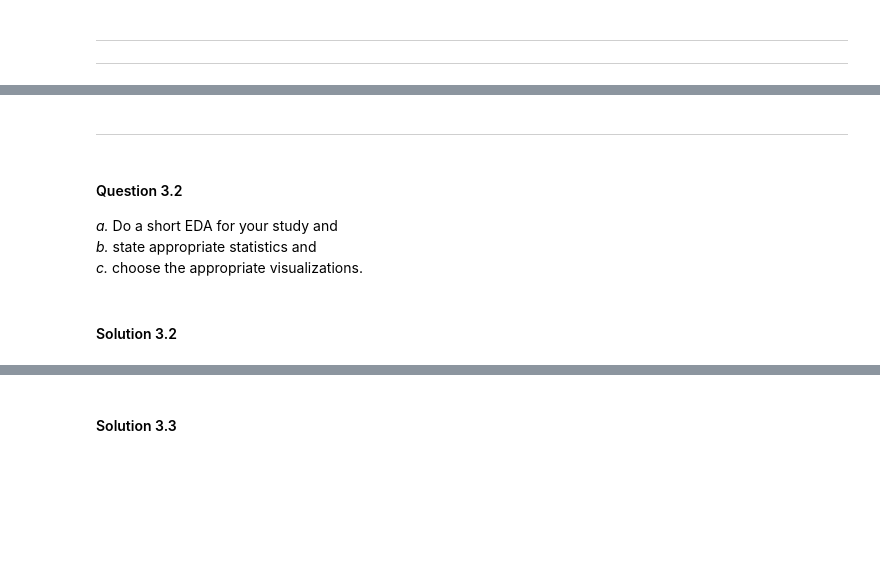
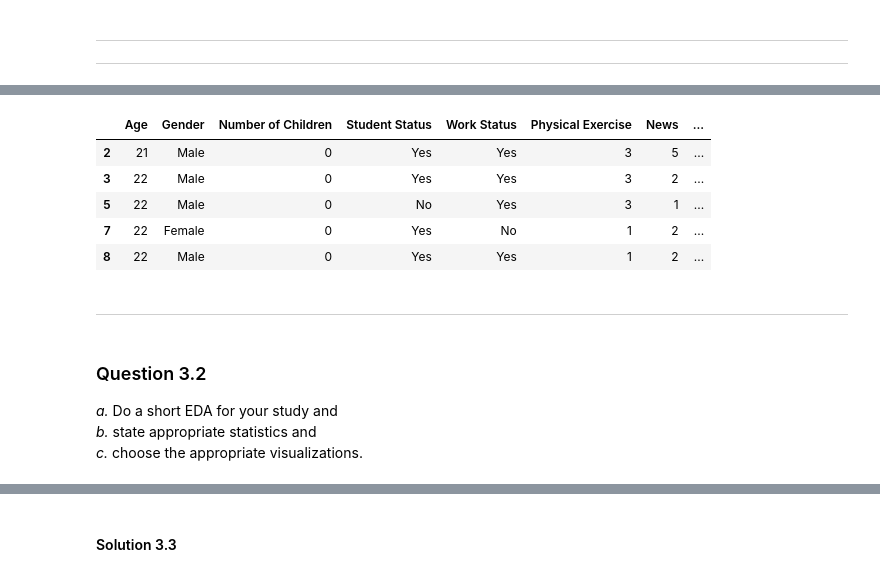
Before and after one commit to ebrambilla42/rm_assignements, a Jupyter notebook: RM_4/RM_A04_Group.ipynb, the cells around one changed output, grey strips where cells are left out. Cells and saved outputs as stored; diff of their text form; code cells hidden in the pictures; blank space fills up the shorter version.

```diff
--- a/RM_4/RM_A04_Group.ipynb
+++ b/RM_4/RM_A04_Group.ipynb
@@ -723,0 +738,10 @@ study_data_table_plot.show()
+# %%
+#load questionnaire raw data
+import requests
+import io
+url = "https://raw.githubusercontent.com/ebrambilla42/rm_assignments/master/RM_4/questionnaire.csv"
+download = requests.get(url).content
+
+
+study_data = pd.read_csv(io.StringIO(download.decode('utf-8')))
+study_data.head()
@@ -723,0 +799,9 @@ study_data_table_plot.show()
+# %%
+#drop timestamp
+study_data = study_data.drop(['Timestamp'], axis = 1)
+# %%
+#remove 10 random non smoking partecipants
+to_remove = np.random.choice(study_data[study_data['Smoking']=='No'].index,size=10,replace=False)
+study_data = study_data.drop(to_remove)
+
+study_data.shape
@@ -723,0 +831,5 @@ study_data_table_plot.show()
+# %%
+#Replace missing values 0
+study_data= study_data.fillna(0)
+
+study_data.isnull().sum()
@@ -723,0 +854,10 @@ study_data_table_plot.show()
+# %%
+#Dataframe content
+study_data.head()
+# %% [output]
+|  | Age | Gender | Number of Children | Student Status | Work Status | Physical Exercise | News | ... |
+| 2 | 21 | Male | 0 | Yes | Yes | 3 | 5 | ... |
+| 3 | 22 | Male | 0 | Yes | Yes | 3 | 2 | ... |
+| 5 | 22 | Male | 0 | No | Yes | 3 | 1 | ... |
+| 7 | 22 | Female | 0 | Yes | No | 1 | 2 | ... |
+| 8 | 22 | Male | 0 | Yes | Yes | 1 | 2 | ... |
@@ -724,9 +870,7 @@ study_data_table_plot.show()
 # %% [markdown]
 * * *
 # %% [markdown]
-#### Question 3.2
+### Question 3.2
 *a.* Do a short EDA for your study and <br>
 *b.* state appropriate statistics and <br>
 *c.* choose the appropriate visualizations.
-# %% [markdown]
-#### Solution 3.2
```
Also changed, not shown: parts of 127 cells of this notebook, 1 other file.
